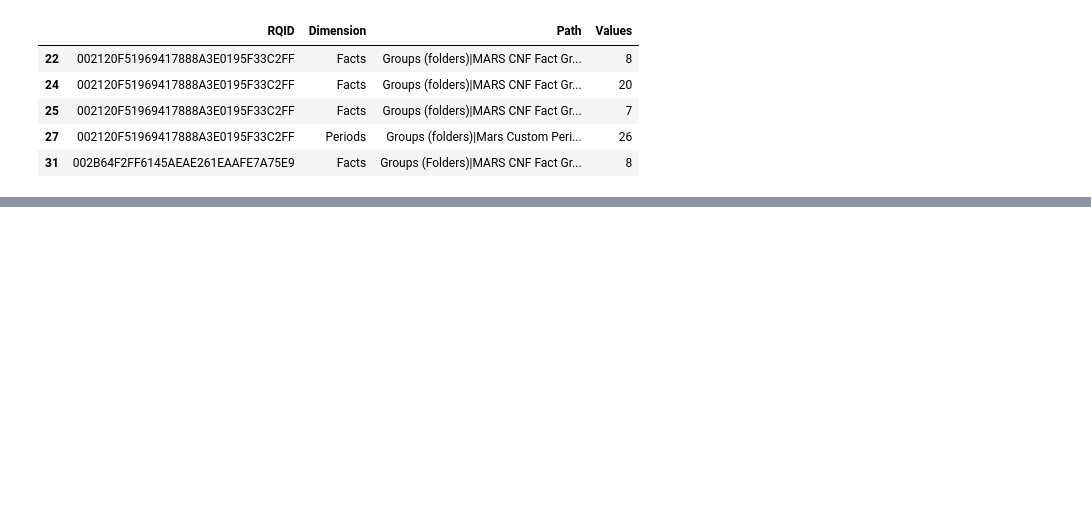
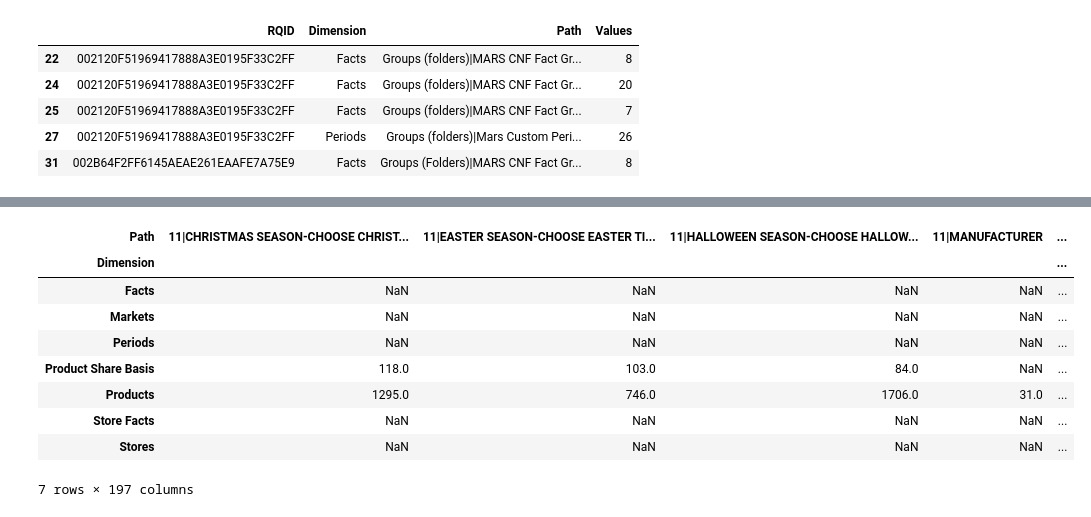
Before and after one commit to VigneshSM79/Vignesh-S-M, a Jupyter notebook: Rec_system.ipynb, the cells around one changed output, grey strips where cells are left out. Drawn from its saved outputs; the diff is of its cells as text; code cells hidden in the pictures; blank space fills up the shorter version.

```diff
--- a/Rec_system.ipynb
+++ b/Rec_system.ipynb
@@ -98,0 +88,17 @@ def func():
+# %%
+pivot_data = data.pivot_table(index='Dimension', columns = 'Path', values = 'Values',aggfunc = len)
+Dimension = pivot_data.index
+Path = pivot_data.columns
+pivot_data
+#ratings_pivot.head()
+# %% [output]
+| Path | 11|CHRISTMAS SEASON-CHOOSE CHRIST... | 11|EASTER SEASON-CHOOSE EASTER TI... | 11|HALLOWEEN SEASON-CHOOSE HALLOW... | 11|MANUFACTURER | ... |
+| Dimension |  |  |  |  | ... |
+| Facts | NaN | NaN | NaN | NaN | ... |
+| Markets | NaN | NaN | NaN | NaN | ... |
+| Periods | NaN | NaN | NaN | NaN | ... |
+| Product Share Basis | 118.0 | 103.0 | 84.0 | NaN | ... |
+| Products | 1295.0 | 746.0 | 1706.0 | 31.0 | ... |
+| Store Facts | NaN | NaN | NaN | NaN | ... |
+| Stores | NaN | NaN | NaN | NaN | ... |
+7 rows × 197 columns
```
Also changed, not shown: parts of 22 cells of this notebook.
